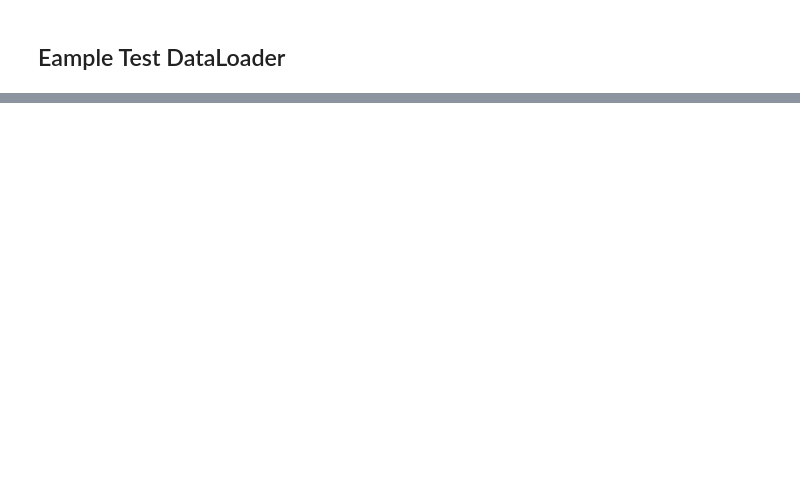
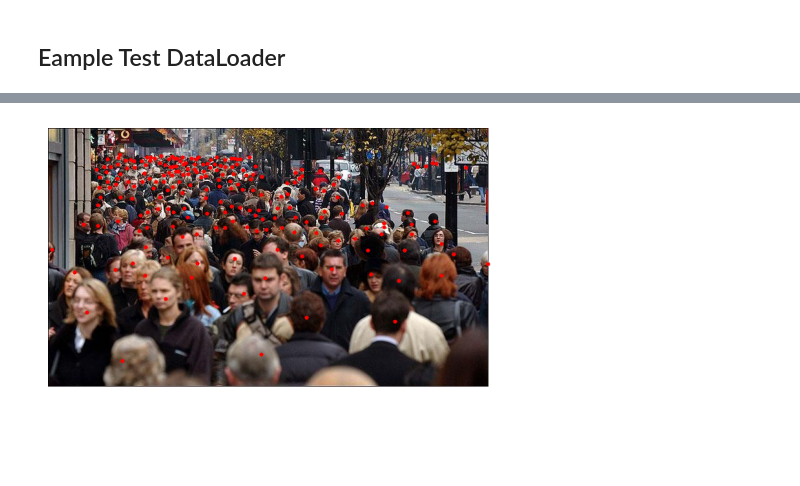
Before and after one commit to totti0223/P2PNet_tfkeras, a Jupyter notebook: notebooks/how2use_dataloader.ipynb, the cells around one changed output, grey strips where cells are left out. Cells and saved outputs as stored; diff of their text form; code cells hidden in the pictures; blank space fills up the shorter version.

```diff
--- a/notebooks/how2use_dataloader.ipynb
+++ b/notebooks/how2use_dataloader.ipynb
@@ -62,0 +103,12 @@ val_aug = A.Compose([
+# %%
+for images, y_trues in test_dt:
+    for i, (image, y_true) in enumerate(zip(images,y_trues)):
+        image = image.astype(np.uint8)
+        for coord in y_true[...,:2]:
+            cv2.circle(image, (int(coord[0]),int(coord[1])), 3, (255,0,0),-1)
+        plt.imshow(image)
+        plt.axis('off')
+        break
+    break
+# %% [output]
+[figure, added]
```
Also changed, not shown: parts of 8 cells of this notebook.
